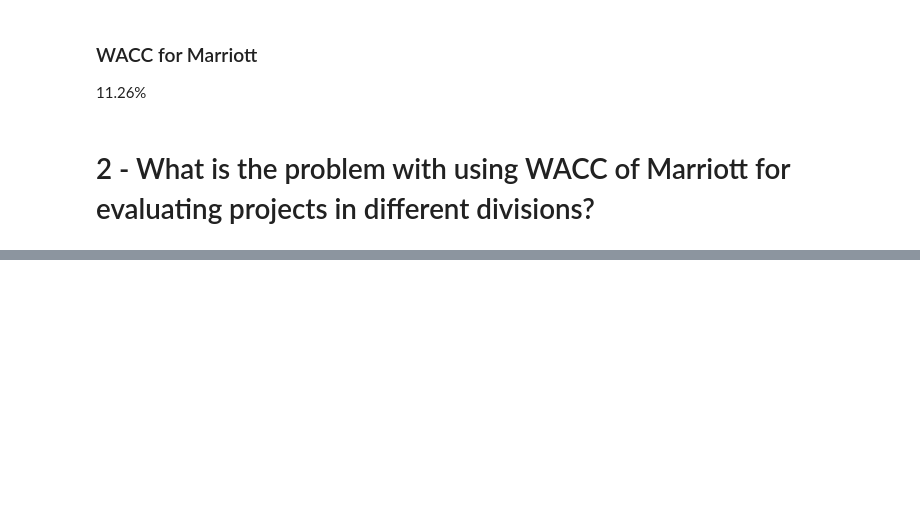
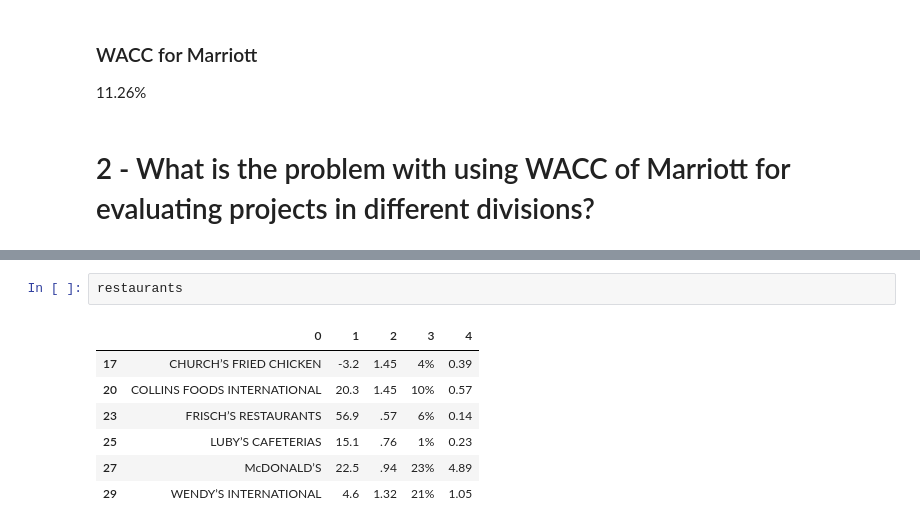
Before and after one commit to xr71/p3_acf, a Jupyter notebook: marriott_case.ipynb, the cells around one changed output, grey strips where cells are left out. Saved outputs shown, nothing was run; the diff lists cells and outputs as text; blank space fills up the shorter version.

```diff
--- a/marriott_case.ipynb
+++ b/marriott_case.ipynb
@@ -96,0 +174,10 @@ cost_of_equity(tgt_beta_e, 0.0872, 0.0743+0.0872)*0.4 + mar_cost_of_debt*(1-tax_
+# %%
+restaurants
+# %% [output]
+|  | 0 | 1 | 2 | 3 | 4 |
+| 17 | CHURCH’S FRIED CHICKEN | -3.2 | 1.45 | 4% | 0.39 |
+| 20 | COLLINS FOODS INTERNATIONAL | 20.3 | 1.45 | 10% | 0.57 |
+| 23 | FRISCH’S RESTAURANTS | 56.9 | .57 | 6% | 0.14 |
+| 25 | LUBY’S CAFETERIAS | 15.1 | .76 | 1% | 0.23 |
+| 27 | McDONALD’S | 22.5 | .94 | 23% | 4.89 |
+| 29 | WENDY’S INTERNATIONAL | 4.6 | 1.32 | 21% | 1.05 |
```
Also changed, not shown: parts of 34 cells of this notebook.
